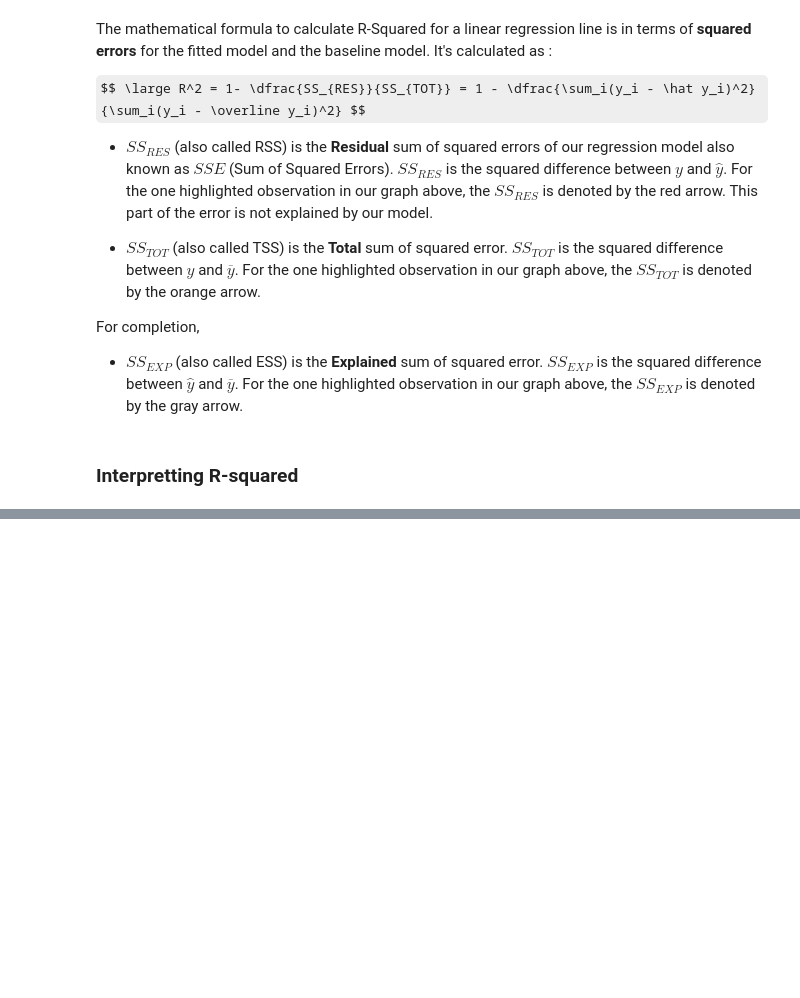
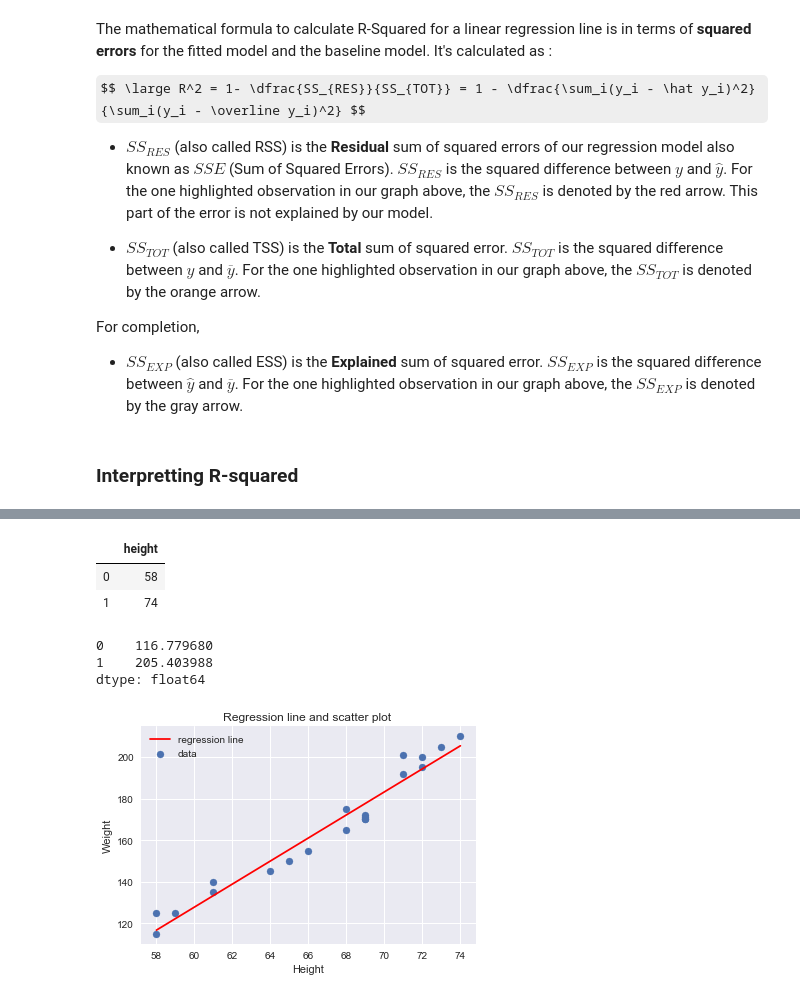
Before and after one commit to nadinezab/DS-notes, a Jupyter notebook: Linear Regression.ipynb, the cells around one changed output, grey strips where cells are left out. Cells and saved outputs as stored; diff of their text form; code cells hidden in the pictures; some formulas as TeX source; blank space fills up the shorter version.

```diff
--- a/Linear Regression.ipynb
+++ b/Linear Regression.ipynb
@@ -151,0 +230,3 @@ An R-squared value of say 0.85 can be described conceptually as:
+# %%
+df = pd.read_csv('height-weight.csv')
+df.head()
@@ -151,0 +240,5 @@ An R-squared value of say 0.85 can be described conceptually as:
+# %%
+f = 'weight~height'
+model = ols(formula=f, data=df).fit()
+print ('R-Squared:',model.rsquared)
+print (model.params)
@@ -151,0 +272,24 @@ An R-squared value of say 0.85 can be described conceptually as:
+# %%
+X_new = pd.DataFrame({'height' : [df['height'].min(), df['height'].max()]})
+X_new.head()
+# %% [output]
+|  | height |
+| 0 | 58 |
+| 1 | 74 |
+# %%
+preds = model.predict(X_new)
+preds
+# %% [output]
+0    116.779680
+1    205.403988
+dtype: float64
+# %%
+plt.scatter(df['height'], df['weight'], label = 'data')
+plt.plot(X_new, preds, label = 'regression line', color = 'red')
+plt.xlabel('Height')
+plt.ylabel('Weight')
+plt.title ('Regression line and scatter plot ')
+plt.legend()
+plt.show()
+# %% [output]
+[figure, added]
```
Also changed, not shown: parts of 24 cells of this notebook, 1 other file.
